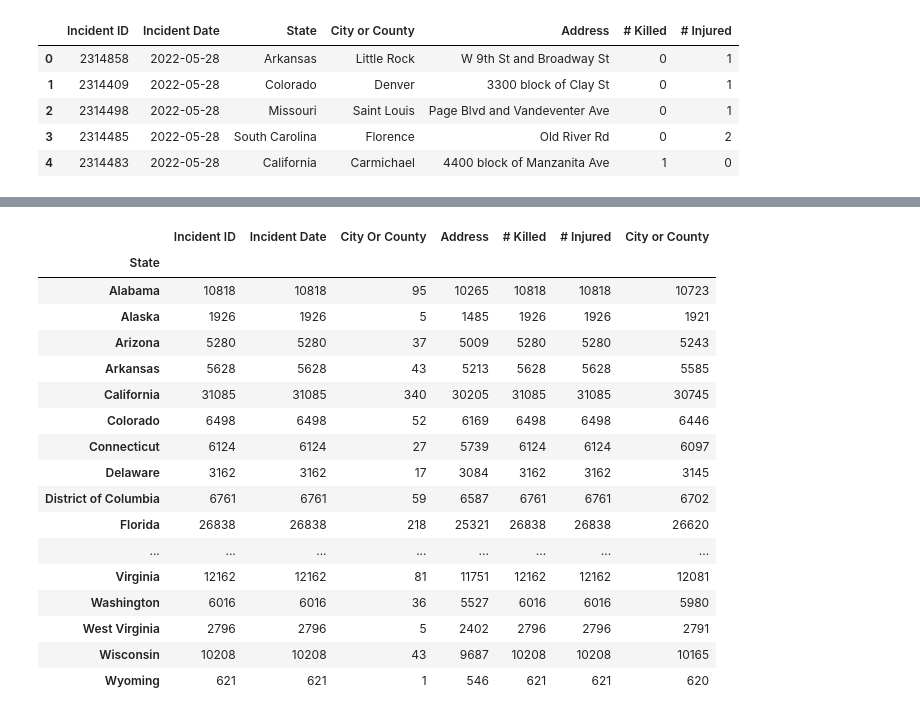
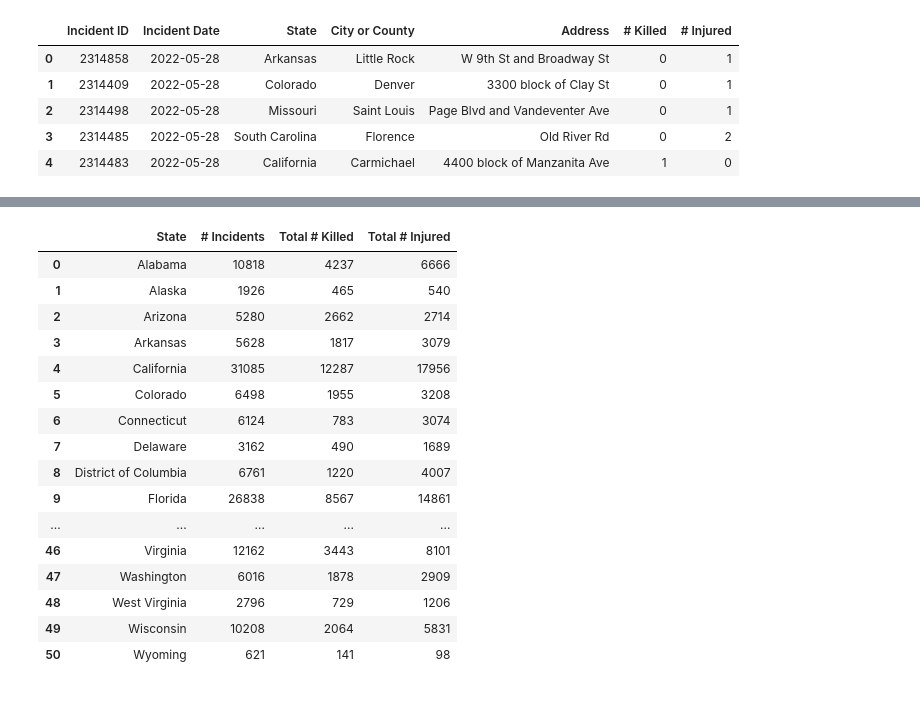
Before and after one commit to Reid04278/group-one-project1, a Jupyter notebook: Project_one_anika.ipynb, the cells around one changed output, grey strips where cells are left out. Saved outputs shown, nothing was run; the diff lists cells and outputs as text; code cells hidden in the pictures.

```diff
--- a/Project_one_anika.ipynb
+++ b/Project_one_anika.ipynb
@@ -132,5 +127,8 @@ all_incidents_df.head()
 # %%
 combined_incidents_df = pd.concat([mass_shootings_fixed,all_incidents_df],axis=0)
 combined_incidents_df = combined_incidents_df.sort_values(by="Incident Date")
+
+#Dropping City Or County column because ~99% of the data has no value for this attribute
+combined_incidents_df = combined_incidents_df.drop(columns=["City Or County"])
 combined_incidents_df
 # %% [output]
@@ -168,22 +162,33 @@ nj_incidents
+# %%
+state_count_all_incidents = combined_incidents_df.groupby(['State']).count()
+state_count_all_incidents = state_count_all_incidents.drop(columns=["Incident Date","Address","City or County"])
+state_count_all_incidents = state_count_all_incidents.rename(columns={
+    "Incident ID":"# Incidents",
+    "# Killed":"Total # Killed",
+    "# Injured":"Total # Injured"
+})
+total_num_killed_per_state = combined_incidents_df.groupby(['State']).sum()["# Killed"]
+total_num_injured_per_state = combined_incidents_df.groupby(['State']).sum()["# Injured"]
 # %%
-state_count_all_incidents = combined_incidents_df.groupby(['State']).count()
+state_count_all_incidents["Total # Killed"]=total_num_killed_per_state
+state_count_all_incidents["Total # Injured"] = total_num_injured_per_state
+state_count_all_incidents = state_count_all_incidents.reset_index()
 state_count_all_incidents
 # %% [output]
-|  | Incident ID | Incident Date | City Or County | Address | # Killed | # Injured | City or County |
-| State |  |  |  |  |  |  |  |
-| Alabama | 10818 | 10818 | 95 | 10265 | 10818 | 10818 | 10723 |
-| Alaska | 1926 | 1926 | 5 | 1485 | 1926 | 1926 | 1921 |
-| Arizona | 5280 | 5280 | 37 | 5009 | 5280 | 5280 | 5243 |
-| Arkansas | 5628 | 5628 | 43 | 5213 | 5628 | 5628 | 5585 |
-| California | 31085 | 31085 | 340 | 30205 | 31085 | 31085 | 30745 |
-| Colorado | 6498 | 6498 | 52 | 6169 | 6498 | 6498 | 6446 |
-| Connecticut | 6124 | 6124 | 27 | 5739 | 6124 | 6124 | 6097 |
-| Delaware | 3162 | 3162 | 17 | 3084 | 3162 | 3162 | 3145 |
-| District of Columbia | 6761 | 6761 | 59 | 6587 | 6761 | 6761 | 6702 |
-| Florida | 26838 | 26838 | 218 | 25321 | 26838 | 26838 | 26620 |
-| ... | ... | ... | ... | ... | ... | ... | ... |
-| Virginia | 12162 | 12162 | 81 | 11751 | 12162 | 12162 | 12081 |
-| Washington | 6016 | 6016 | 36 | 5527 | 6016 | 6016 | 5980 |
-| West Virginia | 2796 | 2796 | 5 | 2402 | 2796 | 2796 | 2791 |
-| Wisconsin | 10208 | 10208 | 43 | 9687 | 10208 | 10208 | 10165 |
-| Wyoming | 621 | 621 | 1 | 546 | 621 | 621 | 620 |
+|  | State | # Incidents | Total # Killed | Total # Injured |
+| 0 | Alabama | 10818 | 4237 | 6666 |
+| 1 | Alaska | 1926 | 465 | 540 |
+| 2 | Arizona | 5280 | 2662 | 2714 |
+| 3 | Arkansas | 5628 | 1817 | 3079 |
+| 4 | California | 31085 | 12287 | 17956 |
+| 5 | Colorado | 6498 | 1955 | 3208 |
+| 6 | Connecticut | 6124 | 783 | 3074 |
+| 7 | Delaware | 3162 | 490 | 1689 |
+| 8 | District of Columbia | 6761 | 1220 | 4007 |
+| 9 | Florida | 26838 | 8567 | 14861 |
+| ... | ... | ... | ... | ... |
+| 46 | Virginia | 12162 | 3443 | 8101 |
+| 47 | Washington | 6016 | 1878 | 2909 |
+| 48 | West Virginia | 2796 | 729 | 1206 |
+| 49 | Wisconsin | 10208 | 2064 | 5831 |
+| 50 | Wyoming | 621 | 141 | 98 |
```
Also changed, not shown: parts of 10 cells of this notebook, 4 other files.
